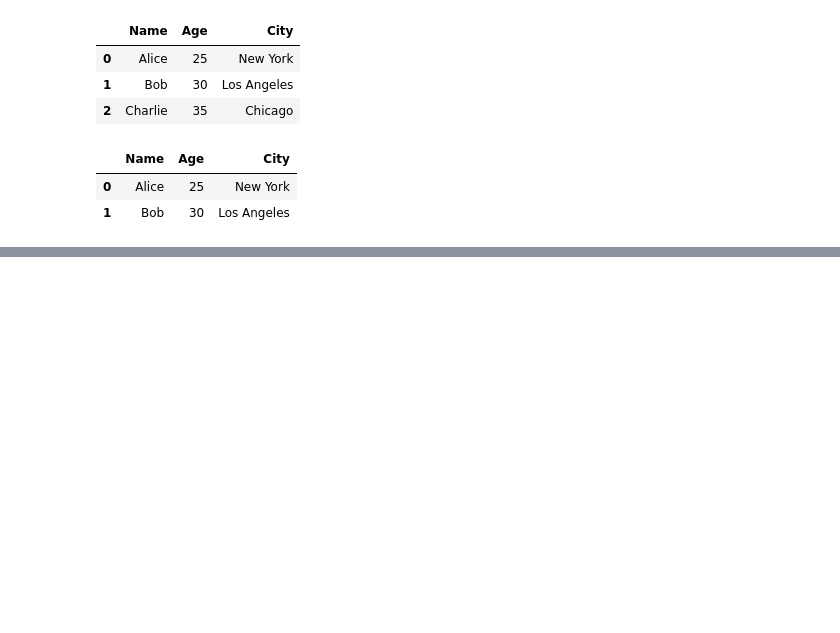
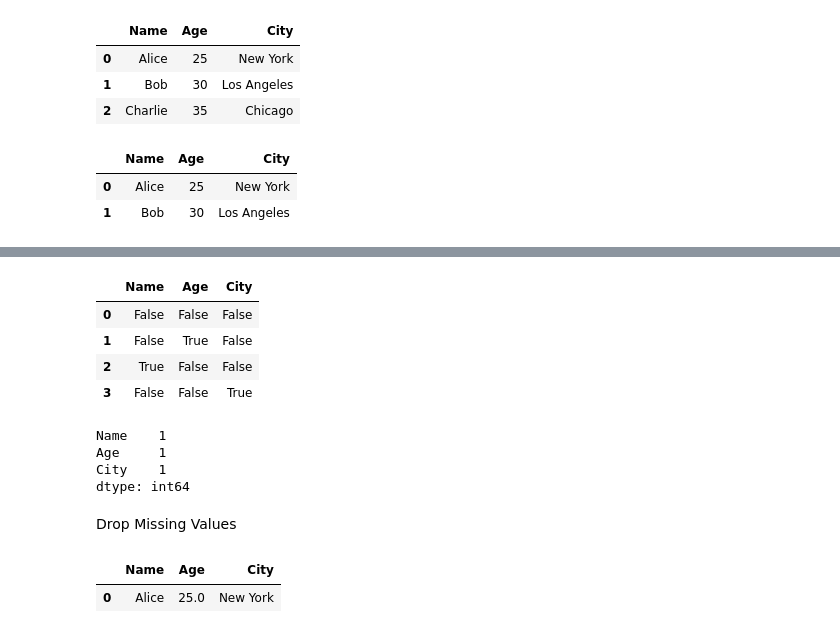
Before and after one commit to srinivasskc/my_datascience_journal, a Jupyter notebook: pandas_notebook.ipynb, the cells around one changed output, grey strips where cells are left out. Saved outputs shown, nothing was run; the diff lists cells and outputs as text; code cells hidden in the pictures; blank space fills up the shorter version.

```diff
--- a/pandas_notebook.ipynb
+++ b/pandas_notebook.ipynb
@@ -625,0 +673,27 @@ df_new_dict.iloc[0:2]
+# %%
+# Checking for missing values in the DataFrame
+
+df_nan.isnull()
+# This returns a DataFrame of the same shape as df_nan, with True for missing values and False for non-missing values.
+# %% [output]
+|  | Name | Age | City |
+| 0 | False | False | False |
+| 1 | False | True | False |
+| 2 | True | False | False |
+| 3 | False | False | True |
+# %%
+df_nan.isnull().sum()
+# This returns the count of missing values in each column of the DataFrame.
+# %% [output]
+Name    1
+Age     1
+City    1
+dtype: int64
+# %% [markdown]
+Drop Missing Values
+# %%
+df_nan.dropna()
+# This drops all rows with any missing values from the DataFrame.
+# %% [output]
+|  | Name | Age | City |
+| 0 | Alice | 25.0 | New York |
```
Also changed, not shown: parts of 47 cells of this notebook.
